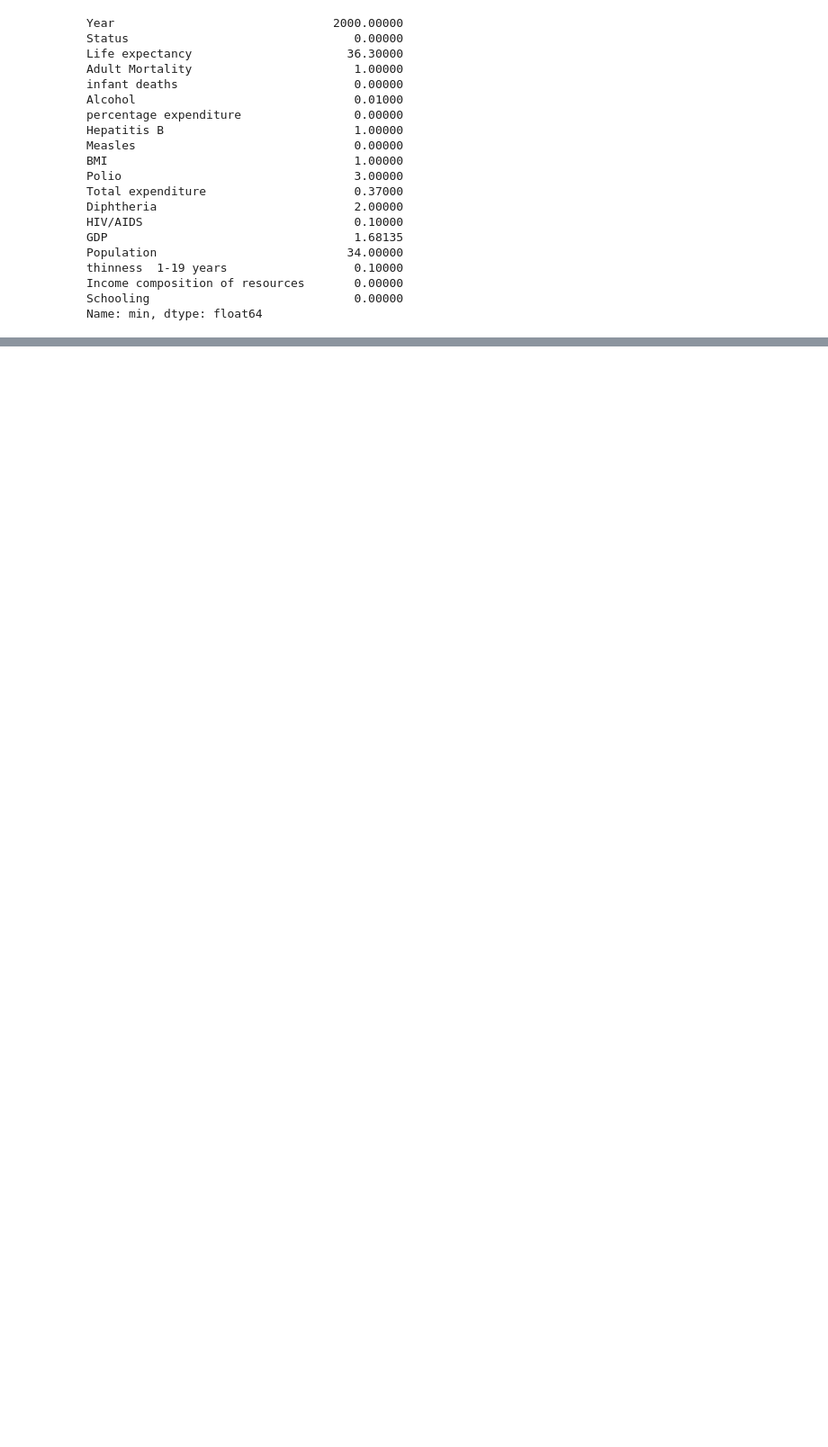
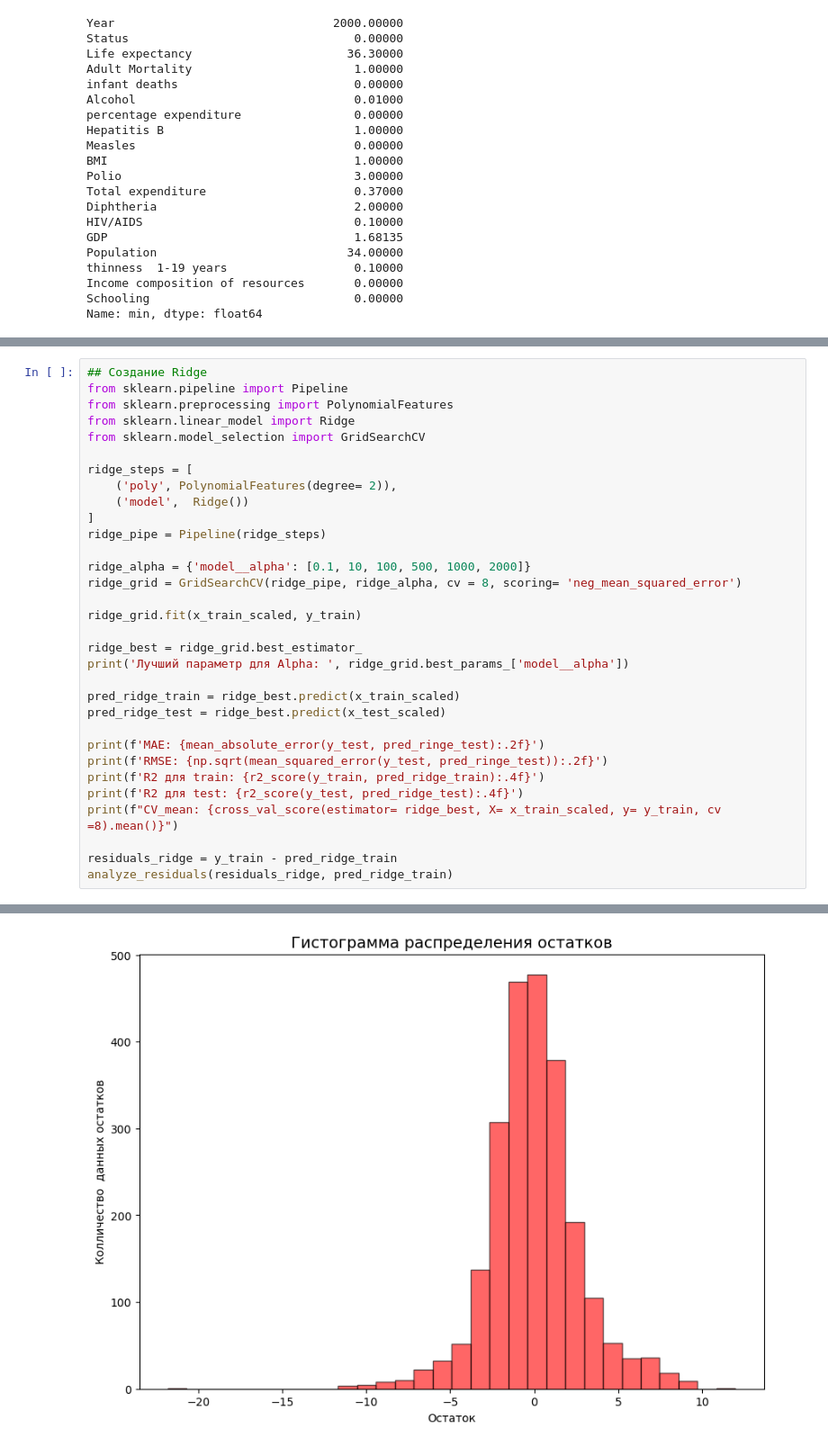
Before and after one commit to tomas098con/ml-course-homeworks, a Jupyter notebook: hw04_Life Expectancy/hw04.ipynb, the cells around one changed output, grey strips where cells are left out. Shown at 90% size. Drawn from its saved outputs; the diff is of its cells as text; blank space fills up the shorter version.

```diff
--- a/hw04_Life Expectancy/hw04.ipynb
+++ b/hw04_Life Expectancy/hw04.ipynb
@@ -294,0 +323,33 @@ plt.plot(
+# %%
+## Создание Ridge
+from sklearn.pipeline import Pipeline
+from sklearn.preprocessing import PolynomialFeatures
+from sklearn.linear_model import Ridge
+from sklearn.model_selection import GridSearchCV
+
+ridge_steps = [
+    ('poly', PolynomialFeatures(degree= 2)),
+    ('model',  Ridge())
+]
+ridge_pipe = Pipeline(ridge_steps)
+
+ridge_alpha = {'model__alpha': [0.1, 10, 100, 500, 1000, 2000]}
+ridge_grid = GridSearchCV(ridge_pipe, ridge_alpha, cv = 8, scoring= 'neg_mean_squared_error')
+
+ridge_grid.fit(x_train_scaled, y_train)
+
+ridge_best = ridge_grid.best_estimator_
+print('Лучший параметр для Alpha: ', ridge_grid.best_params_['model__alpha'])
+
+pred_ridge_train = ridge_best.predict(x_train_scaled)
+pred_ridge_test = ridge_best.predict(x_test_scaled)
+
+print(f'MAE: {mean_absolute_error(y_test, pred_ringe_test):.2f}')
+print(f'RMSE: {np.sqrt(mean_squared_error(y_test, pred_ringe_test)):.2f}')
+print(f'R2 для train: {r2_score(y_train, pred_ridge_train):.4f}')
+print(f'R2 для test: {r2_score(y_test, pred_ridge_test):.4f}')
+print(f"CV_mean: {cross_val_score(estimator= ridge_best, X= x_train_scaled, y= y_train, cv =8).mean()}")
+
+residuals_ridge = y_train - pred_ridge_train
+analyze_residuals(residuals_ridge, pred_ridge_train)
+# %% [output]
@@ -294,0 +362 @@ plt.plot(
+[figure, added]
```
Also changed, not shown: parts of 11 cells of this notebook.
